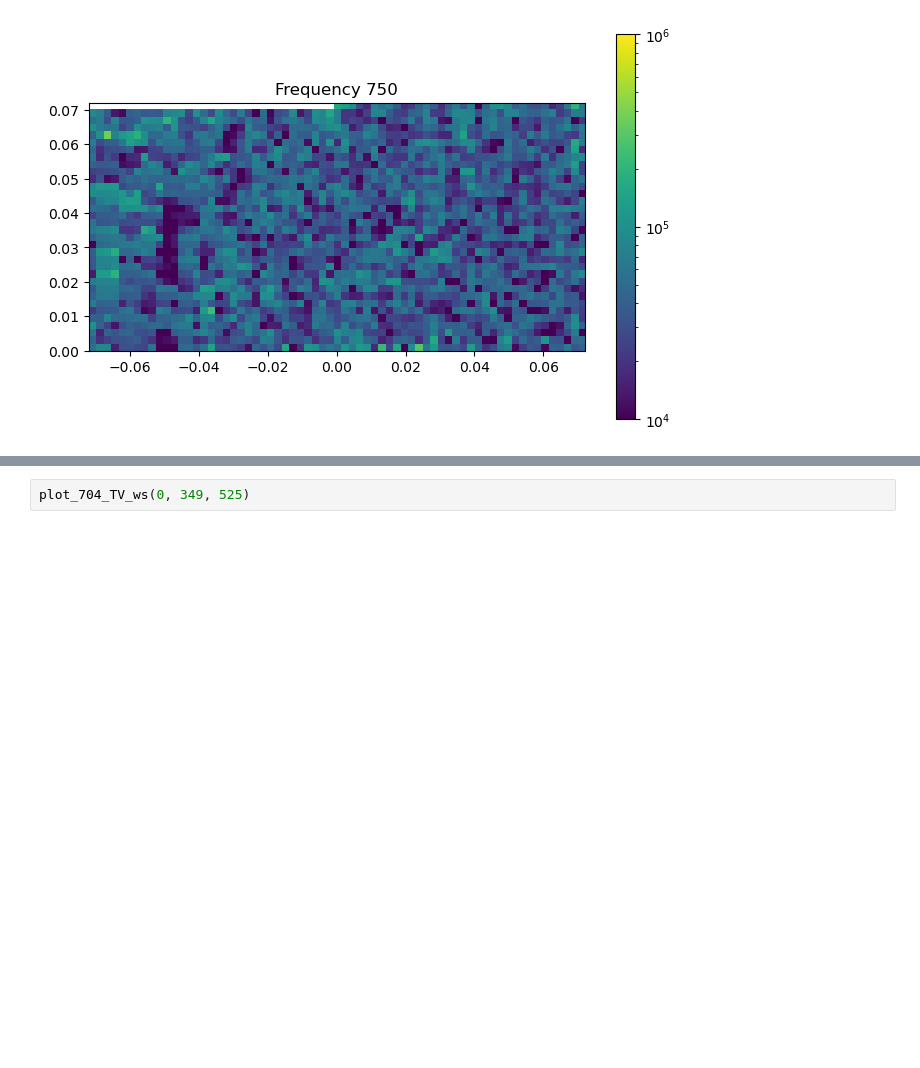
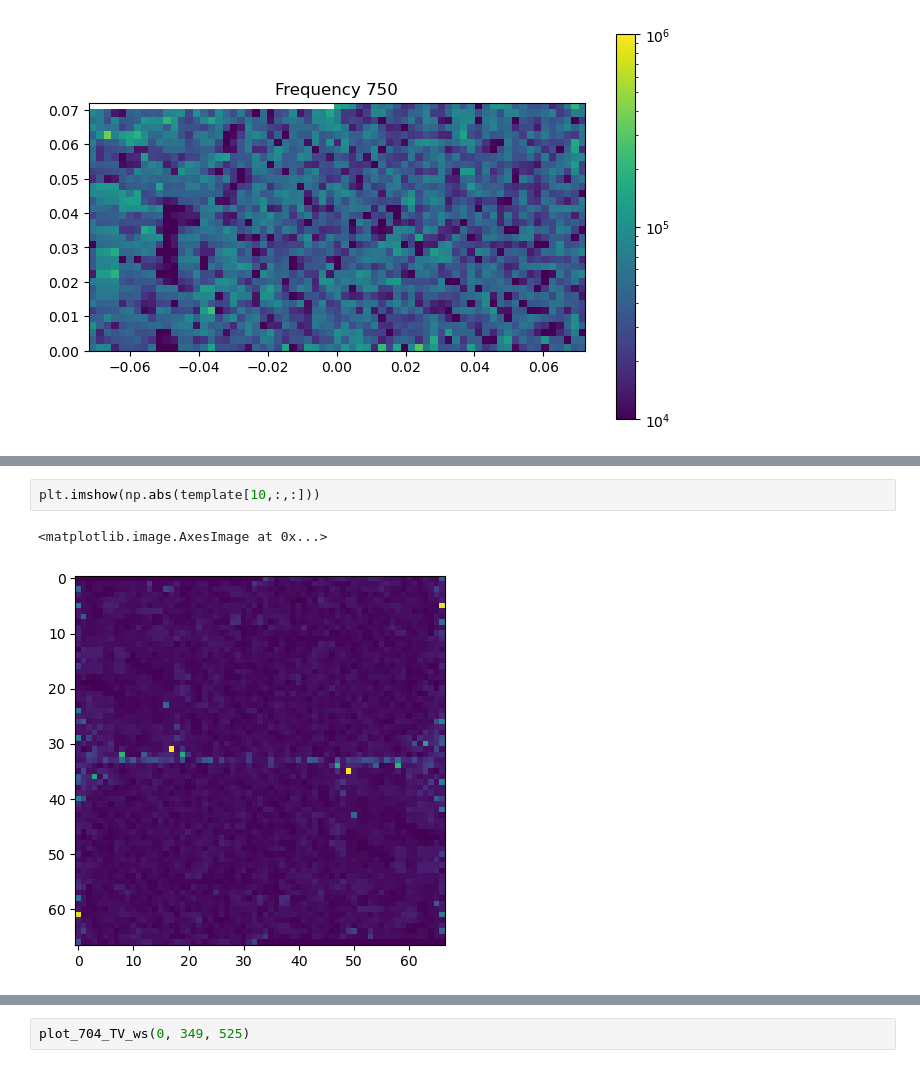
Before and after one commit to cvzamora/mwa_decontamination, a Jupyter notebook: MWA_Decontamination.ipynb, the cells around one changed output, grey strips where cells are left out. Cells and saved outputs as stored; diff of their text form; blank space fills up the shorter version.

```diff
--- a/MWA_Decontamination.ipynb
+++ b/MWA_Decontamination.ipynb
@@ -164,0 +216,5 @@ def plot_704_TV_ws(s, x, y):
+# %%
+plt.imshow(np.abs(template[10,:,:]))
+# %% [output]
+<matplotlib.image.AxesImage at 0x...>
+[figure, added]
```
Also changed, not shown: parts of 29 cells of this notebook.
